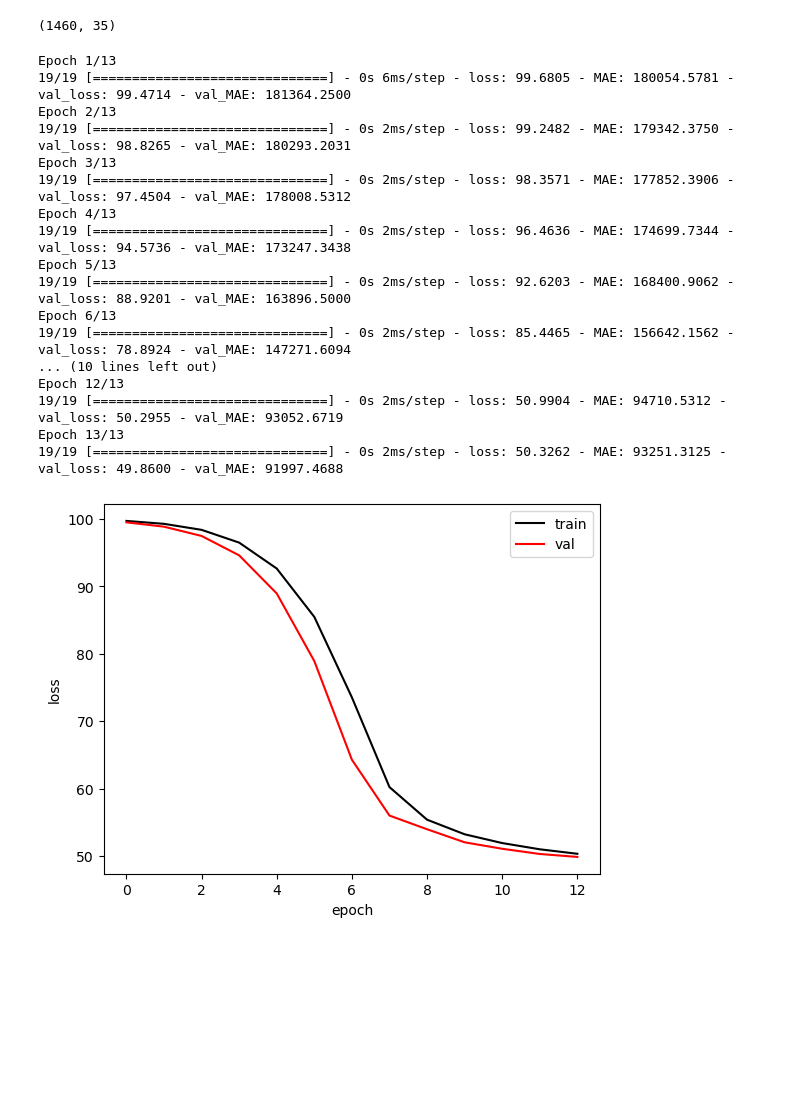
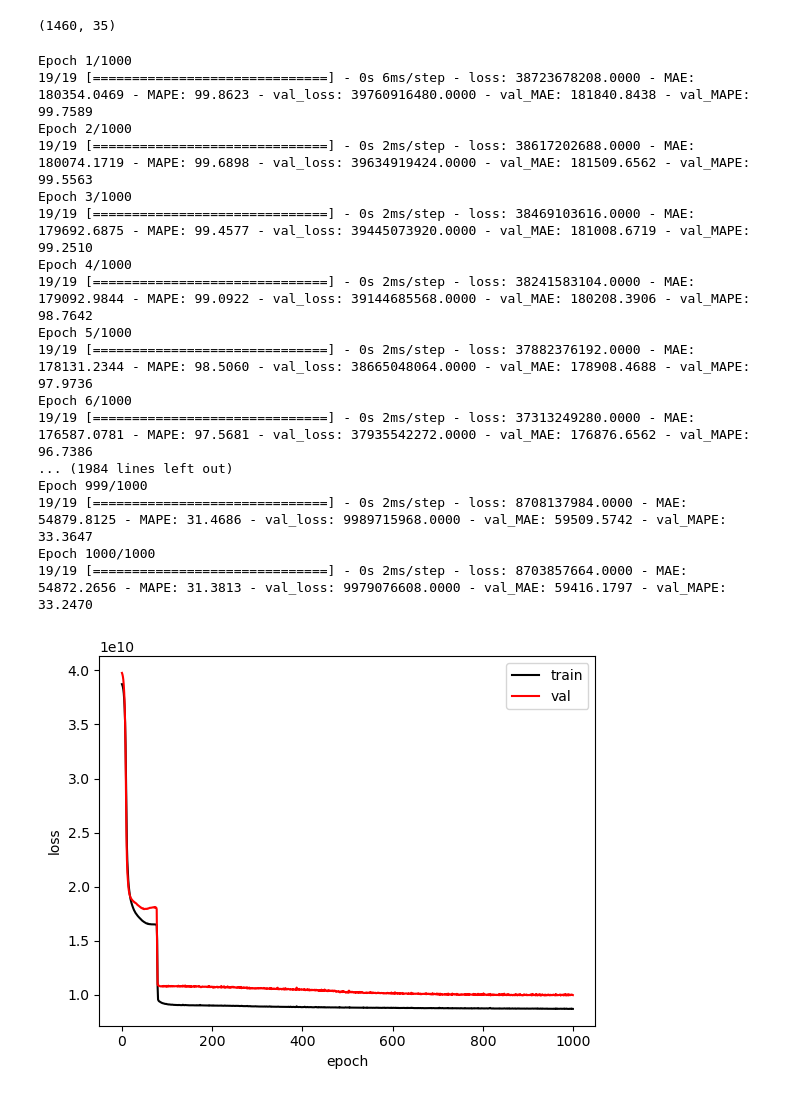
Before and after one commit to wchung1209/predicting_house_prices_ml_models, a Jupyter notebook: code/jacob_model.ipynb, the cells around one changed output. Cells and saved outputs as stored; diff of their text form; code cells hidden in the pictures; blank space fills up the shorter version.

Commit message:
updated model 2

```diff
--- a/code/jacob_model.ipynb
+++ b/code/jacob_model.ipynb
@@ -137,7 +137,7 @@ def build_model2():
     model = tf.keras.Sequential()
 
     model.add(tf.keras.layers.Dense(
-        units=15,
+        units=20,
         activation='relu'
     ))
     model.add(tf.keras.layers.Dense(
@@ -146,45 +146,45 @@ def build_model2():
     ))
 
     model.add(tf.keras.layers.Dense(
-        units=15,
+        units=10,
         activation='relu'
     ))
 
     model.add(tf.keras.layers.Dense(
-        units=15,
+        units=5,
         activation='relu'
     ))
 
-    model.compile(loss='MAPE',
+    model.compile(loss='MSE',
             optimizer='Adam',
-            metrics=['MAE'])
+            metrics=['MAE',"MAPE"])
     return model
 # %%
 model2 = build_model2()
 history = model2.fit(
     x=numeric_cols_train.drop(axis=1,labels="SalePrice"),
     y=numeric_cols_train.SalePrice,
-    epochs=13,
+    epochs=1000,
     batch_size=64,
     validation_split=.2,
     verbose=1)
 show_history(history)
 # %% [output]
-Epoch 1/13
-19/19 [==============================] - 0s 6ms/step - loss: 99.6805 - MAE: 180054.5781 - val_loss: 99.4714 - val_MAE: 181364.2500
-Epoch 2/13
-19/19 [==============================] - 0s 2ms/step - loss: 99.2482 - MAE: 179342.3750 - val_loss: 98.8265 - val_MAE: 180293.2031
-Epoch 3/13
-19/19 [==============================] - 0s 2ms/step - loss: 98.3571 - MAE: 177852.3906 - val_loss: 97.4504 - val_MAE: 178008.5312
-Epoch 4/13
-19/19 [==============================] - 0s 2ms/step - loss: 96.4636 - MAE: 174699.7344 - val_loss: 94.5736 - val_MAE: 173247.3438
-Epoch 5/13
-19/19 [==============================] - 0s 2ms/step - loss: 92.6203 - MAE: 168400.9062 - val_loss: 88.9201 - val_MAE: 163896.5000
-Epoch 6/13
-19/19 [==============================] - 0s 2ms/step - loss: 85.4465 - MAE: 156642.1562 - val_loss: 78.8924 - val_MAE: 147271.6094
-... (10 lines left out)
-Epoch 12/13
-19/19 [==============================] - 0s 2ms/step - loss: 50.9904 - MAE: 94710.5312 - val_loss: 50.2955 - val_MAE: 93052.6719
-Epoch 13/13
-19/19 [==============================] - 0s 2ms/step - loss: 50.3262 - MAE: 93251.3125 - val_loss: 49.8600 - val_MAE: 91997.4688
+Epoch 1/1000
+19/19 [==============================] - 0s 6ms/step - loss: 38723678208.0000 - MAE: 180354.0469 - MAPE: 99.8623 - val_loss: 39760916480.0000 - val_MAE: 181840.8438 - val_MAPE: 99.7589
+Epoch 2/1000
+19/19 [==============================] - 0s 2ms/step - loss: 38617202688.0000 - MAE: 180074.1719 - MAPE: 99.6898 - val_loss: 39634919424.0000 - val_MAE: 181509.6562 - val_MAPE: 99.5563
+Epoch 3/1000
+19/19 [==============================] - 0s 2ms/step - loss: 38469103616.0000 - MAE: 179692.6875 - MAPE: 99.4577 - val_loss: 39445073920.0000 - val_MAE: 181008.6719 - val_MAPE: 99.2510
+Epoch 4/1000
+19/19 [==============================] - 0s 2ms/step - loss: 38241583104.0000 - MAE: 179092.9844 - MAPE: 99.0922 - val_loss: 39144685568.0000 - val_MAE: 180208.3906 - val_MAPE: 98.7642
+Epoch 5/1000
+19/19 [==============================] - 0s 2ms/step - loss: 37882376192.0000 - MAE: 178131.2344 - MAPE: 98.5060 - val_loss: 38665048064.0000 - val_MAE: 178908.4688 - val_MAPE: 97.9736
+Epoch 6/1000
+19/19 [==============================] - 0s 2ms/step - loss: 37313249280.0000 - MAE: 176587.0781 - MAPE: 97.5681 - val_loss: 37935542272.0000 - val_MAE: 176876.6562 - val_MAPE: 96.7386
+... (1984 lines left out)
+Epoch 999/1000
+19/19 [==============================] - 0s 2ms/step - loss: 8708137984.0000 - MAE: 54879.8125 - MAPE: 31.4686 - val_loss: 9989715968.0000 - val_MAE: 59509.5742 - val_MAPE: 33.3647
+Epoch 1000/1000
+19/19 [==============================] - 0s 2ms/step - loss: 8703857664.0000 - MAE: 54872.2656 - MAPE: 31.3813 - val_loss: 9979076608.0000 - val_MAE: 59416.1797 - val_MAPE: 33.2470
-[figure, old version]
+[figure, new version]
```
